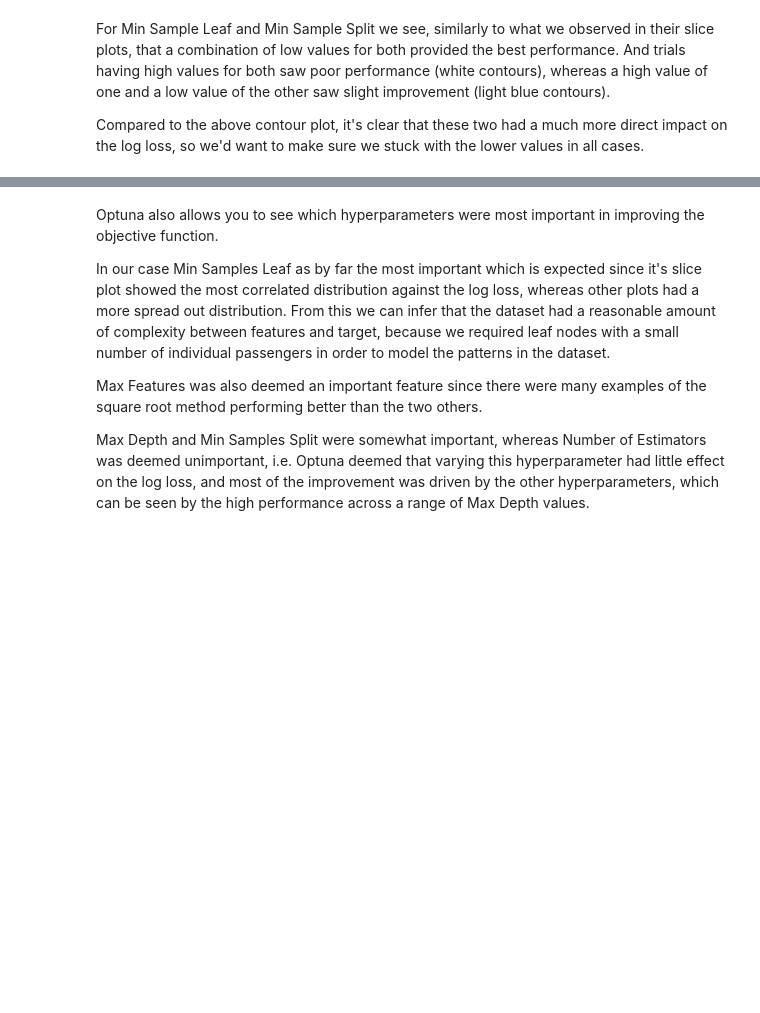
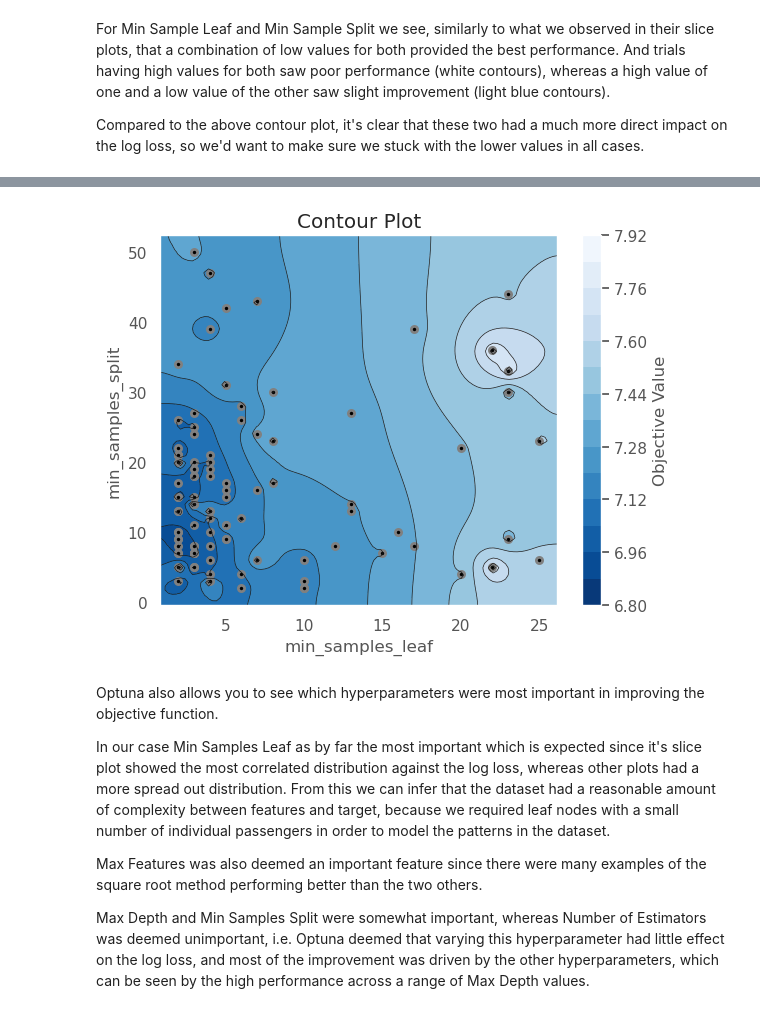
Before and after one commit to lucas-fuller/kaggle, a Jupyter notebook: hyperparameter-tuning-with-optuna.ipynb, the cells around one changed output, grey strips where cells are left out. Cells and saved outputs as stored; diff of their text form; code cells hidden in the pictures; blank space fills up the shorter version.

```diff
--- a/hyperparameter-tuning-with-optuna.ipynb
+++ b/hyperparameter-tuning-with-optuna.ipynb
@@ -666,5 +681,6 @@ For Min Sample Leaf and Min Sample Split we see, similarly to what we observed i
 
 Compared to the above contour plot, it's clear that these two had a much more direct impact on the log loss, so we'd want to make sure we stuck with the lower values in all cases.
 # %%
-optuna.visualization.plot_contour(study, params=["min_samples_leaf", "min_samples_split"])
+optuna.visualization.matplotlib.plot_contour(study, params=["min_samples_leaf", "min_samples_split"])
+plt.show()
 # %% [output]
@@ -672,3 +688,4 @@ optuna.visualization.plot_contour(study, params=["min_samples_leaf", "min_sample
+[figure, added]
 # %% [markdown]
 Optuna also allows you to see which hyperparameters were most important in improving the objective function.
 
```
Also changed, not shown: parts of 9 cells of this notebook.
